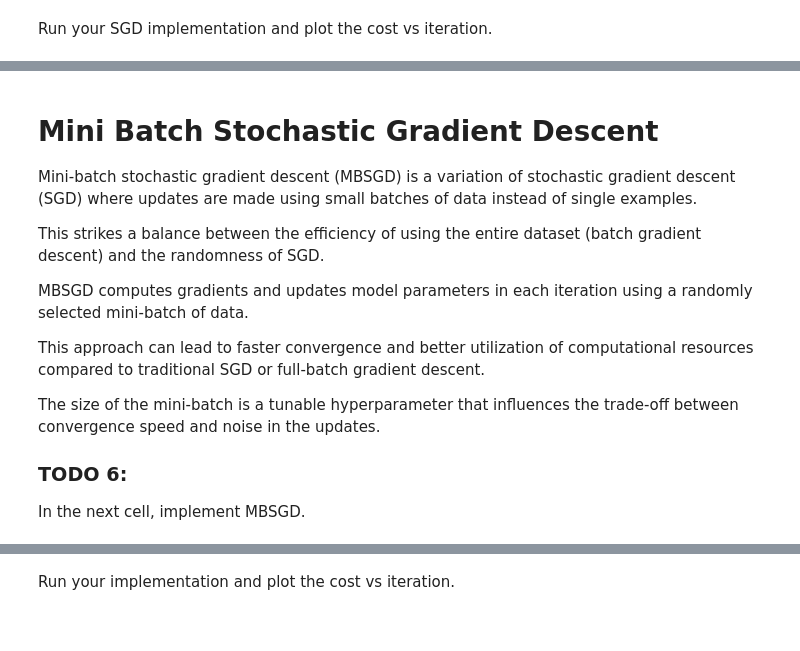
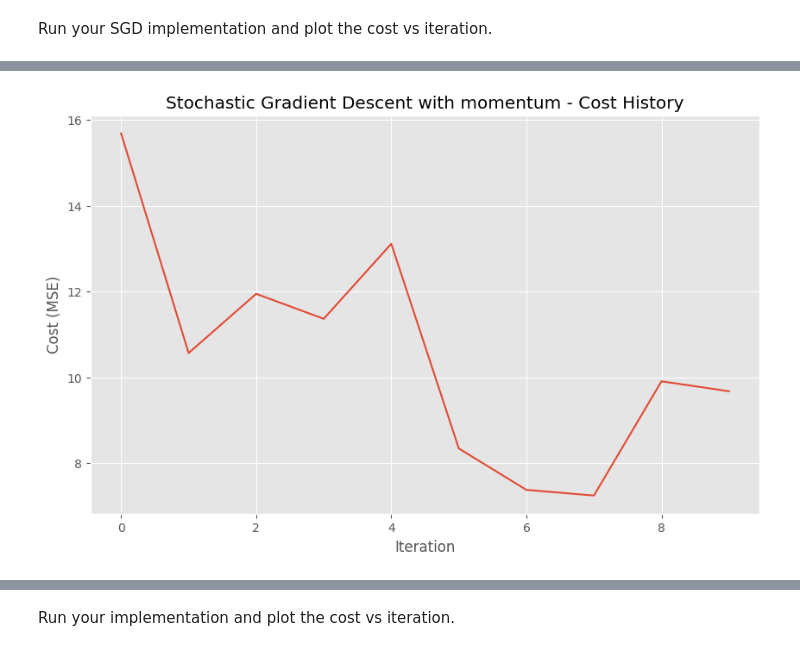
Before and after one commit to adwaithnirmal/grad_des, a Jupyter notebook: 1_Gradient_Descent.ipynb, the cells around one changed output, grey strips where cells are left out. Cells and saved outputs as stored; diff of their text form; code cells hidden in the pictures.

```diff
--- a/1_Gradient_Descent.ipynb
+++ b/1_Gradient_Descent.ipynb
@@ -551,15 +482,0 @@ Final cost/MSE:  5.600
-# %% [markdown]
-# Mini Batch Stochastic Gradient Descent
-
-Mini-batch stochastic gradient descent (MBSGD) is a variation of stochastic gradient descent (SGD) where updates are made using small batches of data instead of single examples.
-
-This strikes a balance between the efficiency of using the entire dataset (batch gradient descent) and the randomness of SGD.
-
-MBSGD computes gradients and updates model parameters in each iteration using a randomly selected mini-batch of data.
-
-This approach can lead to faster convergence and better utilization of computational resources compared to traditional SGD or full-batch gradient descent.
-
-The size of the mini-batch is a tunable hyperparameter that influences the trade-off between convergence speed and noise in the updates.
-
-### **TODO 6:**
-In the next cell, implement MBSGD.
@@ -603,0 +483,22 @@ def minibatch_gradient_descent(X, y, theta, learning_rate=0.01, num_iterations=1
+# %%
+# Skeleton for TODO 5 (continued)
+theta = theta_guess.copy()
+X_b = np.c_[X, np.ones((len(X), 1))]
+momentum = 0.9
+
+# 1. Run SGD with Momentum
+
+theta, cost_history = stochastic_gradient_descent_with_momentum(X_b, y, theta)
+
+
+
+# 2. Plot cost history
+plt.figure(figsize=(10, 6))
+plt.plot(range(iterations), cost_history)
+plt.xlabel('Iteration')
+plt.ylabel('Cost (MSE)')
+plt.title('Stochastic Gradient Descent with momentum - Cost History')
+plt.grid(True)
+plt.show()
+# %% [output]
+[figure, added]
```
Also changed, not shown: parts of 43 cells of this notebook.
